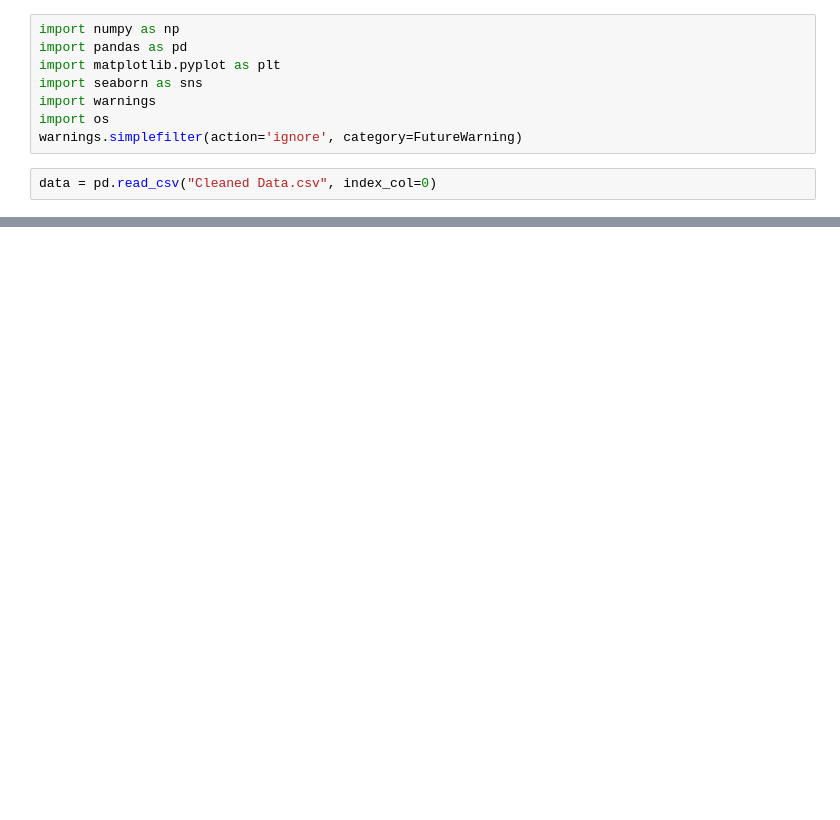
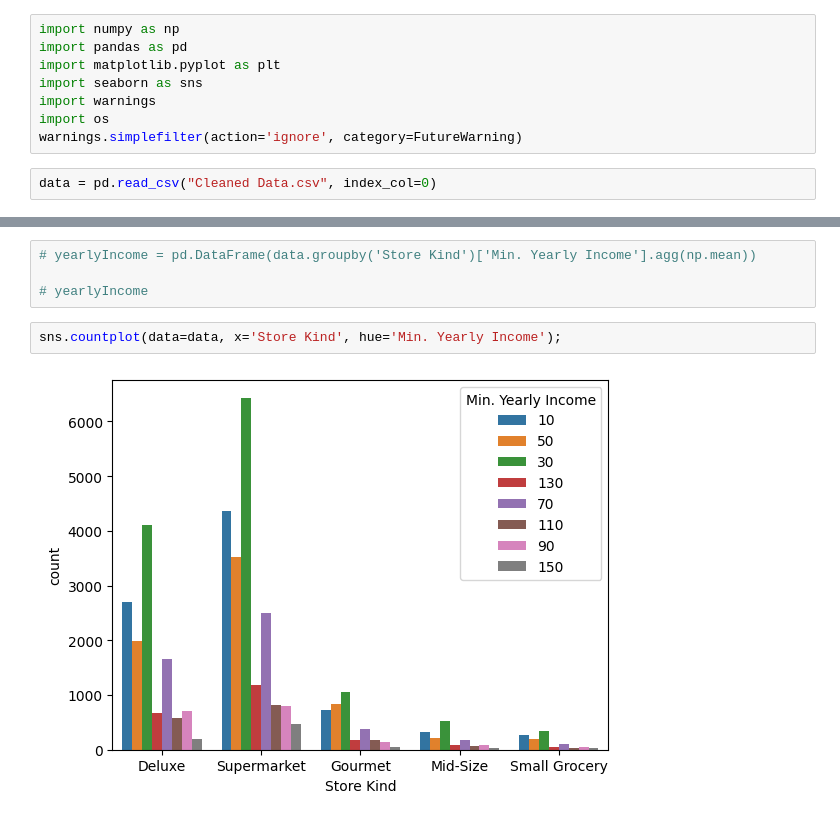
Before and after one commit to Abdelrhmankaram/IEEE-ManSB-VICTORIS-2.0-Filteration, a Jupyter notebook: Analysis NB.ipynb, the cells around one changed output, grey strips where cells are left out. Cells and saved outputs as stored; diff of their text form; blank space fills up the shorter version.

```diff
--- a/Analysis NB.ipynb
+++ b/Analysis NB.ipynb
@@ -20,0 +63,8 @@ data.head()
+# %%
+# yearlyIncome = pd.DataFrame(data.groupby('Store Kind')['Min. Yearly Income'].agg(np.mean))
+
+# yearlyIncome
+# %%
+sns.countplot(data=data, x='Store Kind', hue='Min. Yearly Income');
+# %% [output]
+[figure, added]
```
Also changed, not shown: parts of 6 cells of this notebook, 5 other files.
